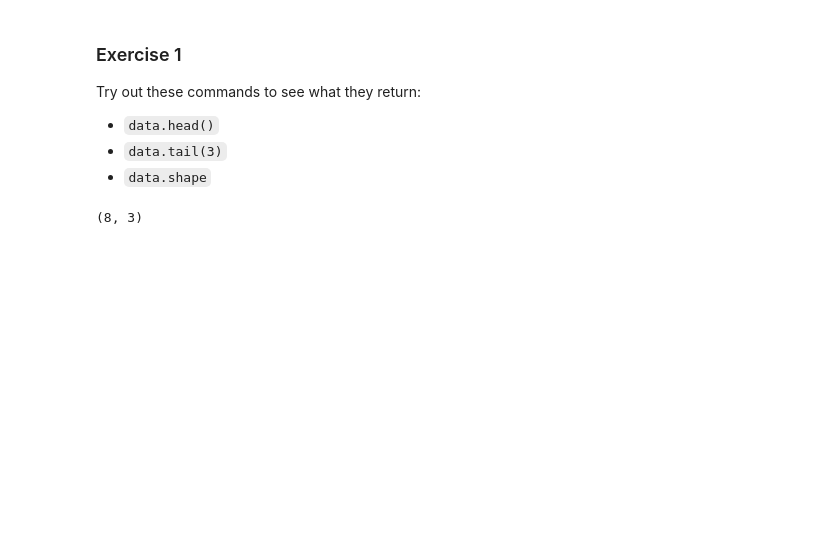
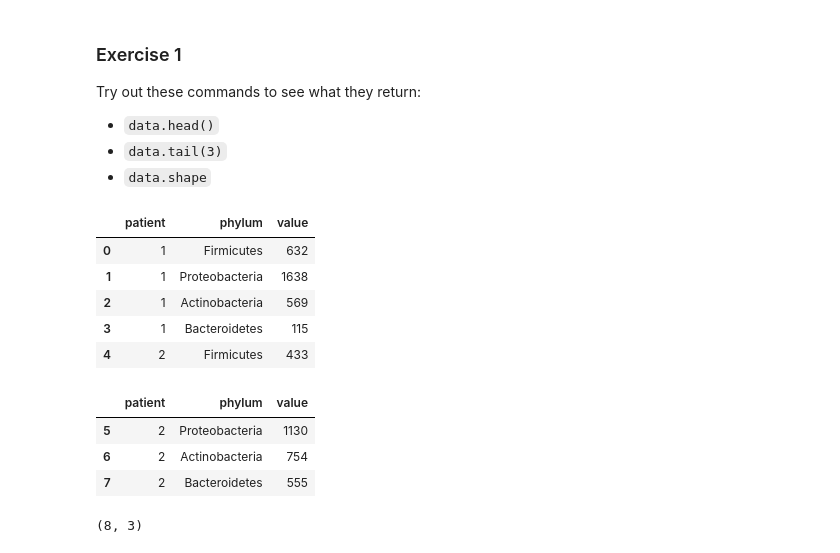
Before and after one commit to nutka7/Homework, a Jupyter notebook: 01 - Pandas and Data Wrangling/Intro to Pandas.ipynb, the cells around one changed output. Drawn from its saved outputs; the diff is of its cells as text; code cells hidden in the pictures; blank space fills up the shorter version.

```diff
--- a/01 - Pandas and Data Wrangling/Intro to Pandas.ipynb
+++ b/01 - Pandas and Data Wrangling/Intro to Pandas.ipynb
@@ -288,6 +288,22 @@ Try out these commands to see what they return:
 - `data.head()`
 - `data.tail(3)`
 - `data.shape`
+# %%
+data.head()
+# %% [output]
+|  | patient | phylum | value |
+| 0 | 1 | Firmicutes | 632 |
+| 1 | 1 | Proteobacteria | 1638 |
+| 2 | 1 | Actinobacteria | 569 |
+| 3 | 1 | Bacteroidetes | 115 |
+| 4 | 2 | Firmicutes | 433 |
+# %%
+data.tail(3)
+# %% [output]
+|  | patient | phylum | value |
+| 5 | 2 | Proteobacteria | 1130 |
+| 6 | 2 | Actinobacteria | 754 |
+| 7 | 2 | Bacteroidetes | 555 |
 # %%
 data.shape
 # %% [output]
```
Also changed, not shown: parts of 5 cells of this notebook.
